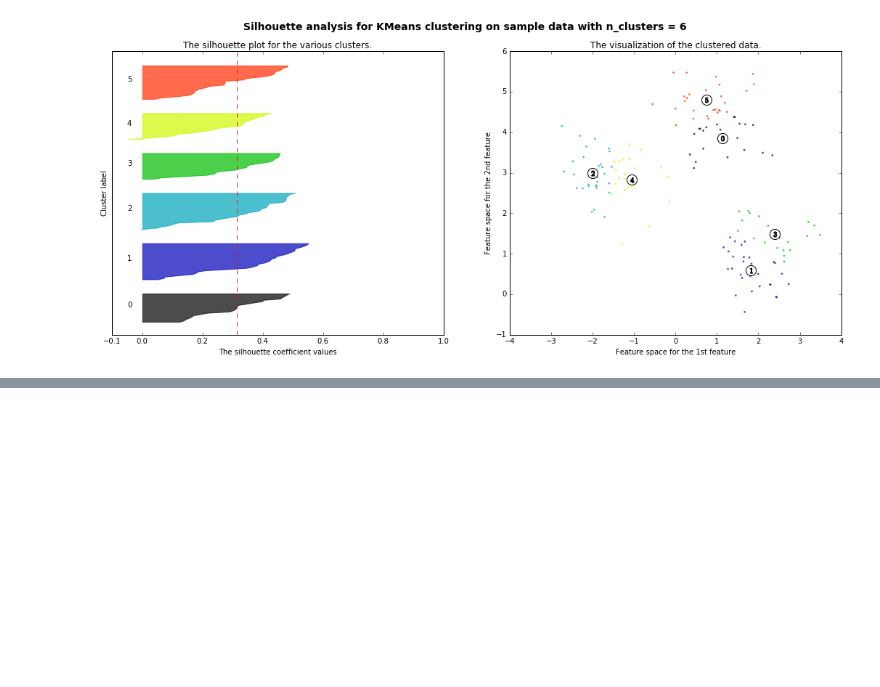
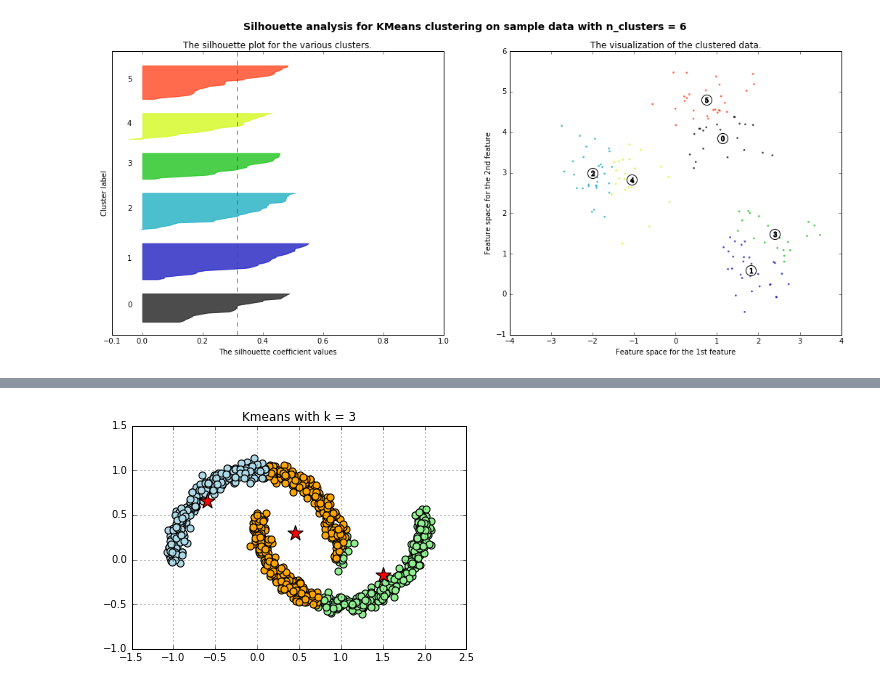
Before and after one commit to YanpuLi/YanpuLi.github.io, a Jupyter notebook: Clustering.ipynb, the cells around one changed output, grey strips where cells are left out. Saved outputs shown, nothing was run; the diff lists cells and outputs as text; code cells hidden in the pictures; blank space fills up the shorter version.

```diff
--- a/Clustering.ipynb
+++ b/Clustering.ipynb
@@ -178,0 +233,39 @@ silhouette(range_n_clusters, X1)
+# %%
+km3 = KMeans(n_clusters=3,
+            init='random',
+            n_init=10,
+            max_iter=300,
+            tol=1e-04,
+            random_state=0)
+y_km3 = km3.fit_predict(X2)
+
+plt.scatter(X2[y_km3==0,0],
+             X2[y_km3 ==0,1],
+             s=50,
+             c='lightgreen',
+             marker='o',
+            label='cluster 1')
+plt.scatter(X2[y_km3 ==1,0],
+            X2[y_km3 ==1,1],
+            s=50,
+            c='orange',
+            marker='o',
+            label='cluster 2')
+plt.scatter(X2[y_km3 ==2,0],
+            X2[y_km3 ==2,1],
+            s=50,
+            c='lightblue',
+            marker='o',
+            label='cluster 3')
+plt.scatter(km3.cluster_centers_[:,0],
+            km3.cluster_centers_[:,1],
+            s=250,
+            marker='*',
+            c='red',
+            label='centroids')
+#plt.legend()
+plt.title("Kmeans with k = 3")
+plt.grid()
+plt.show()
+# %% [output]
+[figure, added]
```
Also changed, not shown: parts of 3 cells of this notebook, 4 other files.
